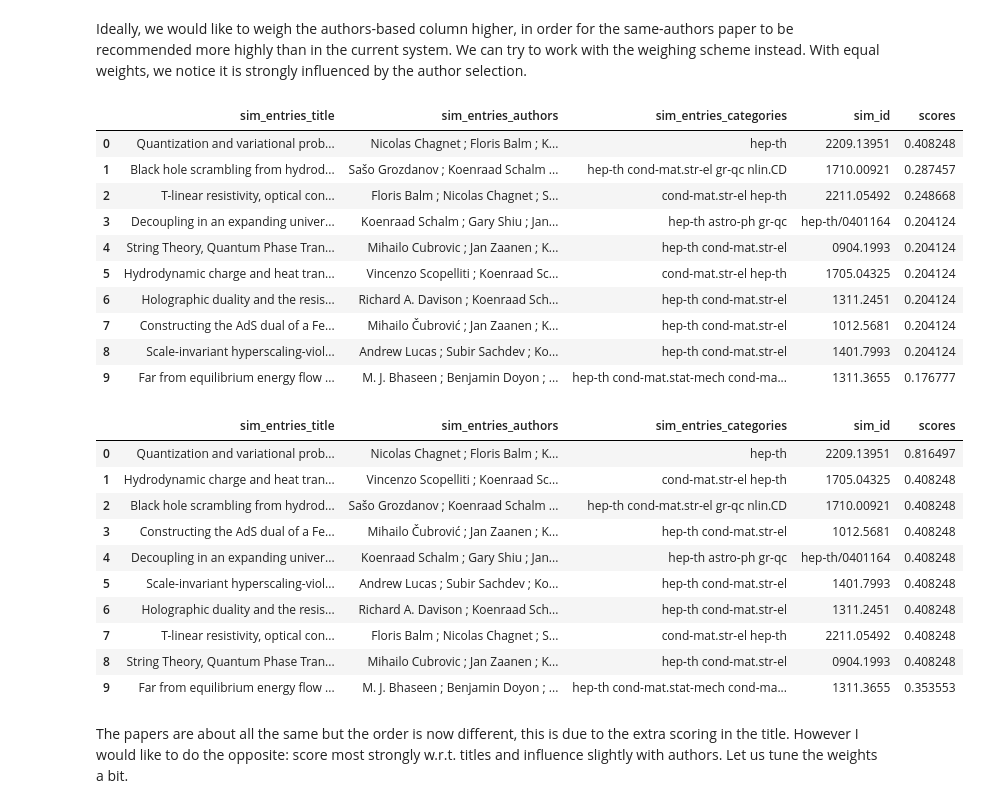
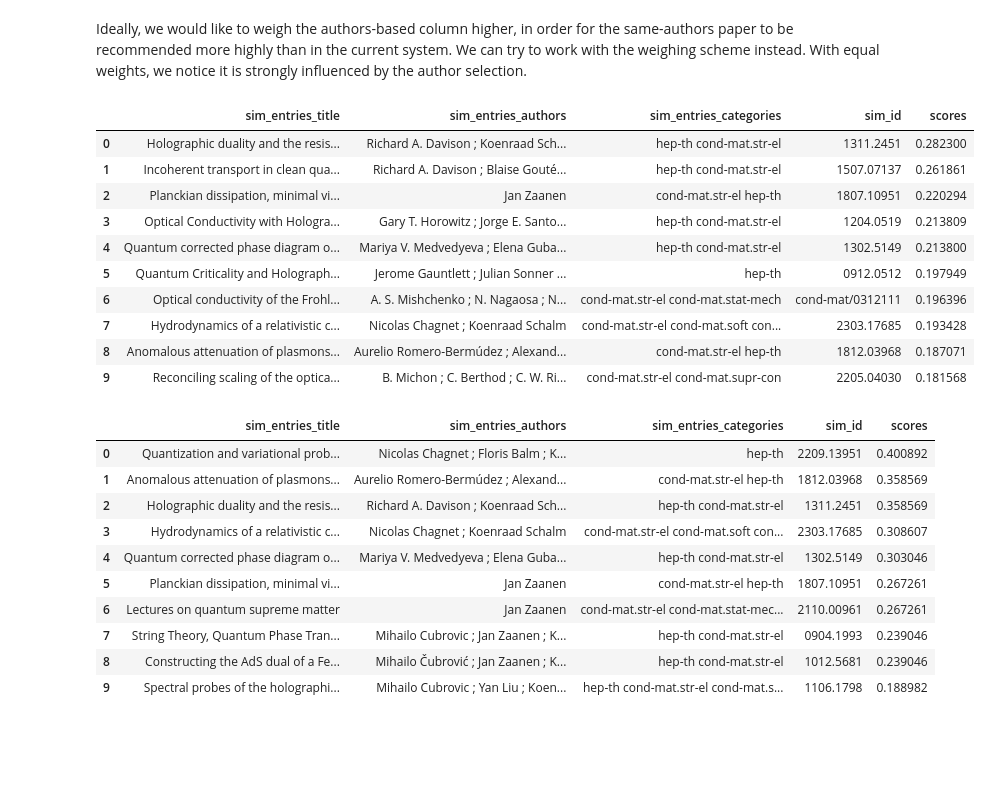
Before and after one commit to NicolasChagnet/arxiv-recommendations, a Jupyter notebook: notebooks/1_exploratory_data_analysis.ipynb, the cells around one changed output. Cells and saved outputs as stored; diff of their text form; code cells hidden in the pictures; blank space fills up the shorter version.

```diff
--- a/notebooks/1_exploratory_data_analysis.ipynb
+++ b/notebooks/1_exploratory_data_analysis.ipynb
@@ -245,18 +281,24 @@ The first two methods will likely be the ones with most flaws: by ignoring eithe
 
 Method 4. is similar to method 3. in spirit, but the average is manual instead of geometric and so will produce qualitatively similar but quantitatively different results.
 # %%
+from itertools import product
+
 # build all word soups
 cols_to_soup = ["title", "authors", "categories"]
-for col1, col2 in zip(cols_to_soup, cols_to_soup):
+for col1, col2 in product(cols_to_soup, cols_to_soup):
     all_df_clean = preprocessing.BuildWordSoup([col1, col2]).fit_transform(all_df_clean)
 all_df_clean = preprocessing.BuildWordSoup(cols_to_soup).fit_transform(all_df_clean)
 
 # Build cosine similarity matrices
-cos_mat_title = recommender.build_similarity_matrix(all_df_clean["title"], preprocessing.get_cv())
-cos_mat_authors = recommender.build_similarity_matrix(all_df_clean["authors"], preprocessing.get_cv())
-cos_mat_word_soup_title_authors = recommender.build_similarity_matrix(
-    all_df_clean["word_soup_title_authors"], preprocessing.get_cv()
+cos_mat_title, _ = recommender.build_similarity_matrix(
+    all_df_clean["title"], preprocessing.get_cv(ngram_range=(1, 2), max_features=10_000, stemming=True)
 )
+cos_mat_authors, _ = recommender.build_similarity_matrix(
+    all_df_clean["authors"], preprocessing.get_cv(ngram_range=(1, 2), max_features=10_000)
+)
+cos_mat_word_soup_title_authors, _ = recommender.build_similarity_matrix(
+    all_df_clean["word_soup_title_authors"], preprocessing.get_cv(ngram_range=(1, 2), max_features=10_000)
+)
 # %%
 # List of my papers
-my_papers = [33, 574, 580]
+my_papers = [574, 33, 580]
@@ -306,0 +362,9 @@ display(recommendation_titles)
+# %%
+recommendation_authors = recommender.get_similar_entries_entry(all_df, my_papers[1], [cos_mat_authors]).drop(
+    ["paper_id", "paper_authors", "paper_title"], axis=1
+)
+recommendation_titles = recommender.get_similar_entries_entry(all_df, my_papers[1], [cos_mat_title]).drop(
+    ["paper_id", "paper_authors", "paper_title"], axis=1
+)
+display(recommendation_authors)
+display(recommendation_titles)
@@ -360,32 +447,30 @@ Ideally, we would like to weigh the authors-based column higher, in order for th
 # %%
 display(
     recommender.get_similar_entries_entry(
-        all_df, my_papers[0], [cos_mat_title, cos_mat_authors], weights=[0.5, 0.5]
+        all_df, my_papers[0], [cos_mat_title, cos_mat_authors], weights=[0.6, 0.4]
     ).drop(["paper_id", "paper_authors", "paper_title"], axis=1)
 )
 display(recommendation_authors)
 # %% [output]
 |  | sim_entries_title | sim_entries_authors | sim_entries_categories | sim_id | scores |
-| 0 | Quantization and variational prob... | Nicolas Chagnet ; Floris Balm ; K... | hep-th | 2209.13951 | 0.408248 |
-| 1 | Black hole scrambling from hydrod... | Sašo Grozdanov ; Koenraad Schalm ... | hep-th cond-mat.str-el gr-qc nlin.CD | 1710.00921 | 0.287457 |
-| 2 | T-linear resistivity, optical con... | Floris Balm ; Nicolas Chagnet ; S... | cond-mat.str-el hep-th | 2211.05492 | 0.248668 |
-| 3 | Decoupling in an expanding univer... | Koenraad Schalm ; Gary Shiu ; Jan... | hep-th astro-ph gr-qc | hep-th/0401164 | 0.204124 |
-| 4 | String Theory, Quantum Phase Tran... | Mihailo Cubrovic ; Jan Zaanen ; K... | hep-th cond-mat.str-el | 0904.1993 | 0.204124 |
-| 5 | Hydrodynamic charge and heat tran... | Vincenzo Scopelliti ; Koenraad Sc... | cond-mat.str-el hep-th | 1705.04325 | 0.204124 |
-| 6 | Holographic duality and the resis... | Richard A. Davison ; Koenraad Sch... | hep-th cond-mat.str-el | 1311.2451 | 0.204124 |
-| 7 | Constructing the AdS dual of a Fe... | Mihailo Čubrović ; Jan Zaanen ; K... | hep-th cond-mat.str-el | 1012.5681 | 0.204124 |
-| 8 | Scale-invariant hyperscaling-viol... | Andrew Lucas ; Subir Sachdev ; Ko... | hep-th cond-mat.str-el | 1401.7993 | 0.204124 |
-| 9 | Far from equilibrium energy flow ... | M. J. Bhaseen ; Benjamin Doyon ; ... | hep-th cond-mat.stat-mech cond-ma... | 1311.3655 | 0.176777 |
+| 0 | Holographic duality and the resis... | Richard A. Davison ; Koenraad Sch... | hep-th cond-mat.str-el | 1311.2451 | 0.282300 |
+| 1 | Incoherent transport in clean qua... | Richard A. Davison ; Blaise Gouté... | hep-th cond-mat.str-el | 1507.07137 | 0.261861 |
+| 2 | Planckian dissipation, minimal vi... | Jan Zaanen | cond-mat.str-el hep-th | 1807.10951 | 0.220294 |
+| 3 | Optical Conductivity with Hologra... | Gary T. Horowitz ; Jorge E. Santo... | hep-th cond-mat.str-el | 1204.0519 | 0.213809 |
+| 4 | Quantum corrected phase diagram o... | Mariya V. Medvedyeva ; Elena Guba... | hep-th cond-mat.str-el | 1302.5149 | 0.213800 |
+| 5 | Quantum Criticality and Holograph... | Jerome Gauntlett ; Julian Sonner ... | hep-th | 0912.0512 | 0.197949 |
+| 6 | Optical conductivity of the Frohl... | A. S. Mishchenko ; N. Nagaosa ; N... | cond-mat.str-el cond-mat.stat-mech | cond-mat/0312111 | 0.196396 |
+| 7 | Hydrodynamics of a relativistic c... | Nicolas Chagnet ; Koenraad Schalm | cond-mat.str-el cond-mat.soft con... | 2303.17685 | 0.193428 |
+| 8 | Anomalous attenuation of plasmons... | Aurelio Romero-Bermúdez ; Alexand... | cond-mat.str-el hep-th | 1812.03968 | 0.187071 |
+| 9 | Reconciling scaling of the optica... | B. Michon ; C. Berthod ; C. W. Ri... | cond-mat.str-el cond-mat.supr-con | 2205.04030 | 0.181568 |
 |  | sim_entries_title | sim_entries_authors | sim_entries_categories | sim_id | scores |
-| 0 | Quantization and variational prob... | Nicolas Chagnet ; Floris Balm ; K... | hep-th | 2209.13951 | 0.816497 |
-| 1 | Hydrodynamic charge and heat tran... | Vincenzo Scopelliti ; Koenraad Sc... | cond-mat.str-el hep-th | 1705.04325 | 0.408248 |
-| 2 | Black hole scrambling from hydrod... | Sašo Grozdanov ; Koenraad Schalm ... | hep-th cond-mat.str-el gr-qc nlin.CD | 1710.00921 | 0.408248 |
-| 3 | Constructing the AdS dual of a Fe... | Mihailo Čubrović ; Jan Zaanen ; K... | hep-th cond-mat.str-el | 1012.5681 | 0.408248 |
-| 4 | Decoupling in an expanding univer... | Koenraad Schalm ; Gary Shiu ; Jan... | hep-th astro-ph gr-qc | hep-th/0401164 | 0.408248 |
-| 5 | Scale-invariant hyperscaling-viol... | Andrew Lucas ; Subir Sachdev ; Ko... | hep-th cond-mat.str-el | 1401.7993 | 0.408248 |
-| 6 | Holographic duality and the resis... | Richard A. Davison ; Koenraad Sch... | hep-th cond-mat.str-el | 1311.2451 | 0.408248 |
-| 7 | T-linear resistivity, optical con... | Floris Balm ; Nicolas Chagnet ; S... | cond-mat.str-el hep-th | 2211.05492 | 0.408248 |
-| 8 | String Theory, Quantum Phase Tran... | Mihailo Cubrovic ; Jan Zaanen ; K... | hep-th cond-mat.str-el | 0904.1993 | 0.408248 |
-| 9 | Far from equilibrium energy flow ... | M. J. Bhaseen ; Benjamin Doyon ; ... | hep-th cond-mat.stat-mech cond-ma... | 1311.3655 | 0.353553 |
+| 0 | Quantization and variational prob... | Nicolas Chagnet ; Floris Balm ; K... | hep-th | 2209.13951 | 0.400892 |
+| 1 | Anomalous attenuation of plasmons... | Aurelio Romero-Bermúdez ; Alexand... | cond-mat.str-el hep-th | 1812.03968 | 0.358569 |
+| 2 | Holographic duality and the resis... | Richard A. Davison ; Koenraad Sch... | hep-th cond-mat.str-el | 1311.2451 | 0.358569 |
+| 3 | Hydrodynamics of a relativistic c... | Nicolas Chagnet ; Koenraad Schalm | cond-mat.str-el cond-mat.soft con... | 2303.17685 | 0.308607 |
+| 4 | Quantum corrected phase diagram o... | Mariya V. Medvedyeva ; Elena Guba... | hep-th cond-mat.str-el | 1302.5149 | 0.303046 |
+| 5 | Planckian dissipation, minimal vi... | Jan Zaanen | cond-mat.str-el hep-th | 1807.10951 | 0.267261 |
+| 6 | Lectures on quantum supreme matter | Jan Zaanen | cond-mat.str-el cond-mat.stat-mec... | 2110.00961 | 0.267261 |
+| 7 | String Theory, Quantum Phase Tran... | Mihailo Cubrovic ; Jan Zaanen ; K... | hep-th cond-mat.str-el | 0904.1993 | 0.239046 |
+| 8 | Constructing the AdS dual of a Fe... | Mihailo Čubrović ; Jan Zaanen ; K... | hep-th cond-mat.str-el | 1012.5681 | 0.239046 |
+| 9 | Spectral probes of the holographi... | Mihailo Cubrovic ; Yan Liu ; Koen... | hep-th cond-mat.str-el cond-mat.s... | 1106.1798 | 0.188982 |
-# %% [markdown]
-The papers are about all the same but the order is now different, this is due to the extra scoring in the title. However I would like to do the opposite: score most strongly w.r.t. titles and influence slightly with authors. Let us tune the weights a bit.
```
Also changed, not shown: parts of 47 cells of this notebook, 21 other files.
